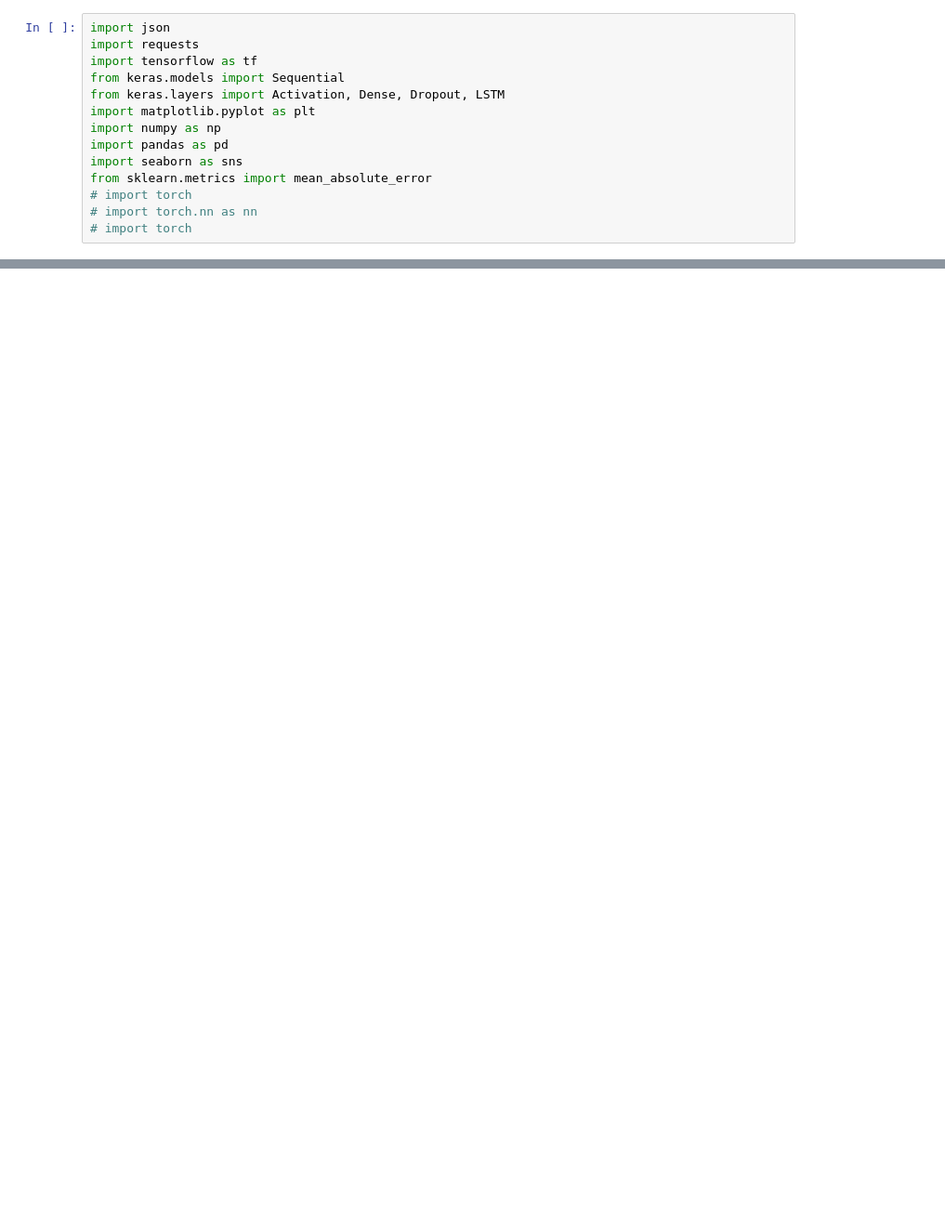
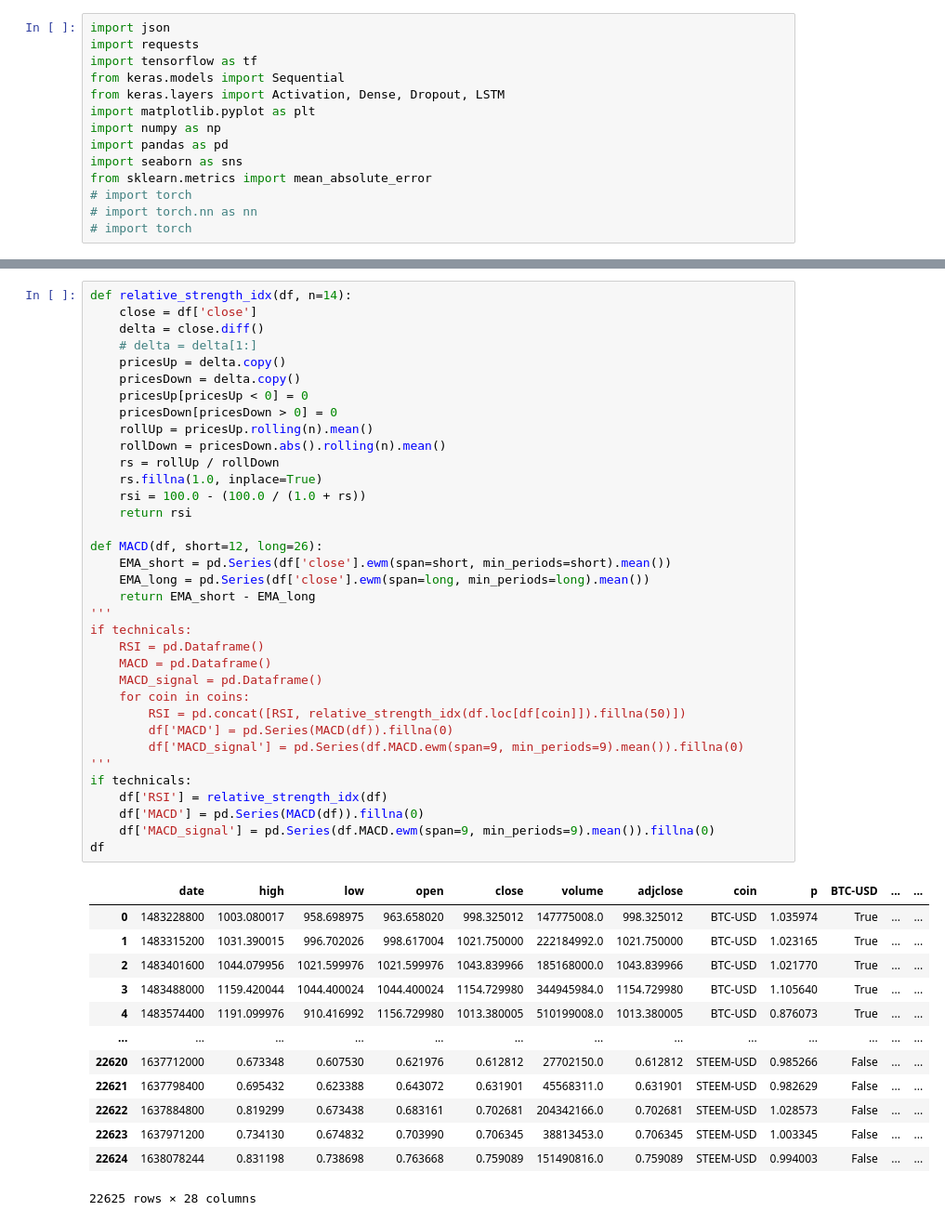
Before and after one commit to dannytse/crypto-priceanalysis, a Jupyter notebook: LSTM/LSTM_timediff-kfold.ipynb, the cells around one changed output, grey strips where cells are left out. Shown: that part at 93% size. Drawn from its saved outputs; the diff is of its cells as text; blank space fills up the shorter version.

```diff
--- a/LSTM/LSTM_timediff-kfold.ipynb
+++ b/LSTM/LSTM_timediff-kfold.ipynb
@@ -68,0 +26,49 @@ print(train, val, test)
+# %%
+def relative_strength_idx(df, n=14):
+    close = df['close']
+    delta = close.diff()
+    # delta = delta[1:]
+    pricesUp = delta.copy()
+    pricesDown = delta.copy()
+    pricesUp[pricesUp < 0] = 0
+    pricesDown[pricesDown > 0] = 0
+    rollUp = pricesUp.rolling(n).mean()
+    rollDown = pricesDown.abs().rolling(n).mean()
+    rs = rollUp / rollDown
+    rs.fillna(1.0, inplace=True)
+    rsi = 100.0 - (100.0 / (1.0 + rs))
+    return rsi
+
+def MACD(df, short=12, long=26):
+    EMA_short = pd.Series(df['close'].ewm(span=short, min_periods=short).mean())
+    EMA_long = pd.Series(df['close'].ewm(span=long, min_periods=long).mean())
+    return EMA_short - EMA_long
+'''
+if technicals:
+    RSI = pd.Dataframe()
+    MACD = pd.Dataframe()
+    MACD_signal = pd.Dataframe()
+    for coin in coins:
+        RSI = pd.concat([RSI, relative_strength_idx(df.loc[df[coin]]).fillna(50)])
+        df['MACD'] = pd.Series(MACD(df)).fillna(0)
+        df['MACD_signal'] = pd.Series(df.MACD.ewm(span=9, min_periods=9).mean()).fillna(0)
+'''
+if technicals:
+    df['RSI'] = relative_strength_idx(df)
+    df['MACD'] = pd.Series(MACD(df)).fillna(0)
+    df['MACD_signal'] = pd.Series(df.MACD.ewm(span=9, min_periods=9).mean()).fillna(0)
+df
+# %% [output]
+|  | date | high | low | open | close | volume | adjclose | coin | p | BTC-USD | ... | ... |
+| 0 | 1483228800 | 1003.080017 | 958.698975 | 963.658020 | 998.325012 | 147775008.0 | 998.325012 | BTC-USD | 1.035974 | True | ... | ... |
+| 1 | 1483315200 | 1031.390015 | 996.702026 | 998.617004 | 1021.750000 | 222184992.0 | 1021.750000 | BTC-USD | 1.023165 | True | ... | ... |
+| 2 | 1483401600 | 1044.079956 | 1021.599976 | 1021.599976 | 1043.839966 | 185168000.0 | 1043.839966 | BTC-USD | 1.021770 | True | ... | ... |
+| 3 | 1483488000 | 1159.420044 | 1044.400024 | 1044.400024 | 1154.729980 | 344945984.0 | 1154.729980 | BTC-USD | 1.105640 | True | ... | ... |
+| 4 | 1483574400 | 1191.099976 | 910.416992 | 1156.729980 | 1013.380005 | 510199008.0 | 1013.380005 | BTC-USD | 0.876073 | True | ... | ... |
+| ... | ... | ... | ... | ... | ... | ... | ... | ... | ... | ... | ... | ... |
+| 22620 | 1637712000 | 0.673348 | 0.607530 | 0.621976 | 0.612812 | 27702150.0 | 0.612812 | STEEM-USD | 0.985266 | False | ... | ... |
+| 22621 | 1637798400 | 0.695432 | 0.623388 | 0.643072 | 0.631901 | 45568311.0 | 0.631901 | STEEM-USD | 0.982629 | False | ... | ... |
+| 22622 | 1637884800 | 0.819299 | 0.673438 | 0.683161 | 0.702681 | 204342166.0 | 0.702681 | STEEM-USD | 1.028573 | False | ... | ... |
+| 22623 | 1637971200 | 0.734130 | 0.674832 | 0.703990 | 0.706345 | 38813453.0 | 0.706345 | STEEM-USD | 1.003345 | False | ... | ... |
+| 22624 | 1638078244 | 0.831198 | 0.738698 | 0.763668 | 0.759089 | 151490816.0 | 0.759089 | STEEM-USD | 0.994003 | False | ... | ... |
+22625 rows × 28 columns
```
Also changed, not shown: parts of 8 cells of this notebook, 6 other files.
